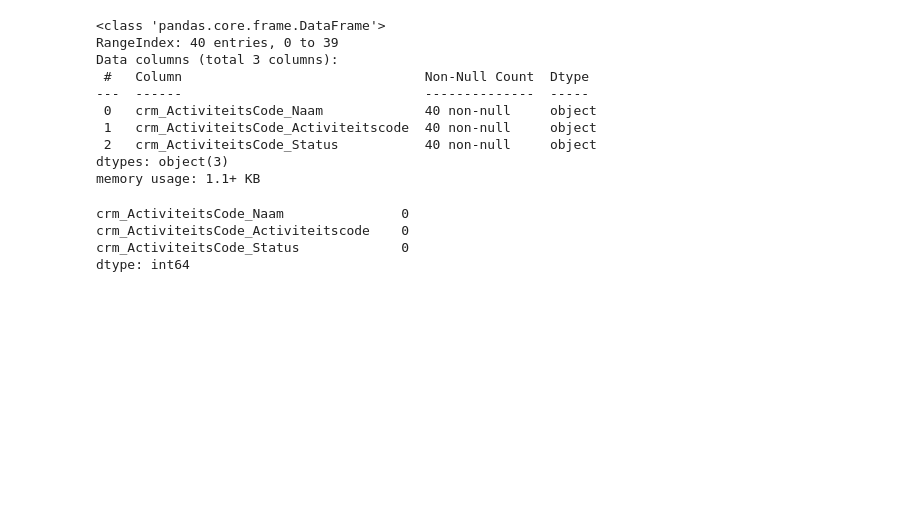
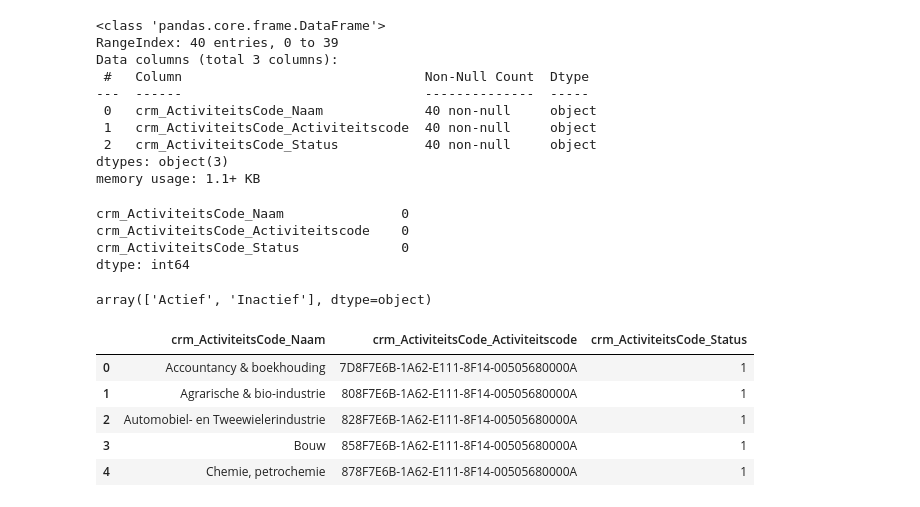
Before and after one commit to Floris-Buyse-FB/Data-Engineering-Project-2, a Jupyter notebook: scripts/Activiteitscode.ipynb, the cells around one changed output. Cells and saved outputs as stored; diff of their text form; code cells hidden in the pictures; blank space fills up the shorter version.

```diff
--- a/scripts/Activiteitscode.ipynb
+++ b/scripts/Activiteitscode.ipynb
@@ -29,3 +29,17 @@ crm_ActiviteitsCode_Naam               0
 crm_ActiviteitsCode_Activiteitscode    0
 crm_ActiviteitsCode_Status             0
 dtype: int64
+# %%
+data.crm_ActiviteitsCode_Status.unique()
+# %% [output]
+array(['Actief', 'Inactief'], dtype=object)
+# %%
+data.replace({'crm_ActiviteitsCode_Status': {'Actief': 1,'Inactief': 0}}, inplace=True)
+data.head()
+# %% [output]
+|  | crm_ActiviteitsCode_Naam | crm_ActiviteitsCode_Activiteitscode | crm_ActiviteitsCode_Status |
+| 0 | Accountancy & boekhouding | 7D8F7E6B-1A62-E111-8F14-00505680000A | 1 |
+| 1 | Agrarische & bio-industrie | 808F7E6B-1A62-E111-8F14-00505680000A | 1 |
+| 2 | Automobiel- en Tweewielerindustrie | 828F7E6B-1A62-E111-8F14-00505680000A | 1 |
+| 3 | Bouw | 858F7E6B-1A62-E111-8F14-00505680000A | 1 |
+| 4 | Chemie, petrochemie | 878F7E6B-1A62-E111-8F14-00505680000A | 1 |
```
Also changed, not shown: 6 other files.
